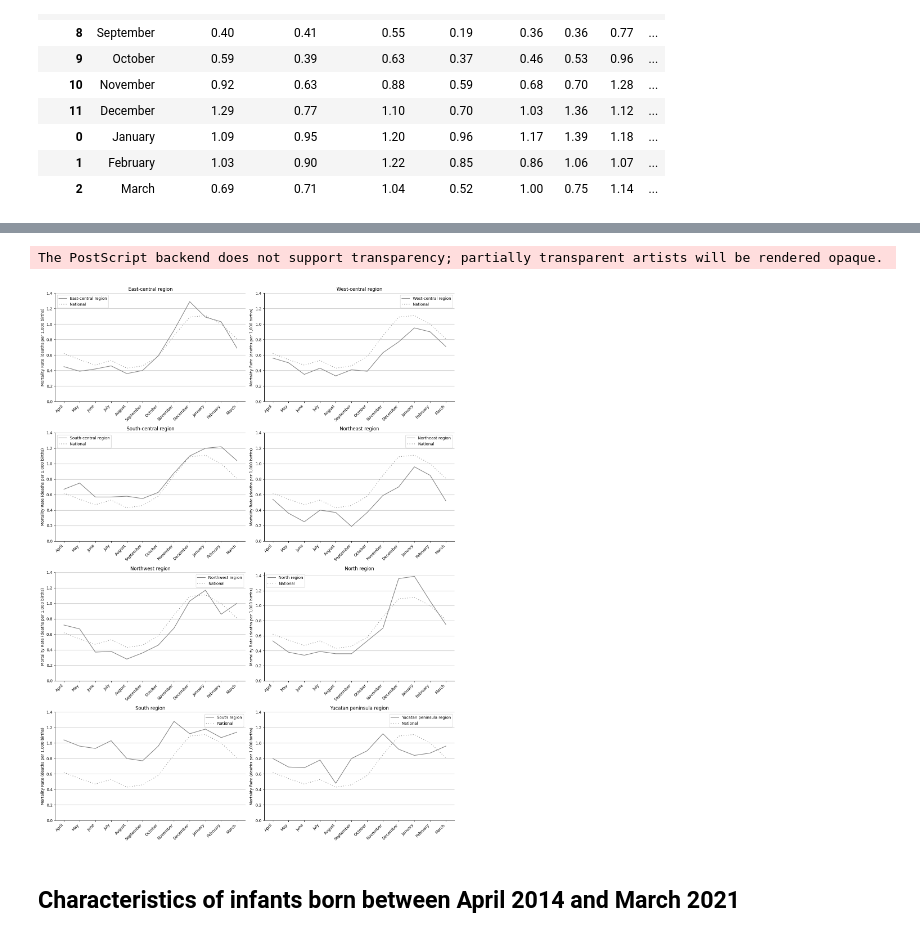
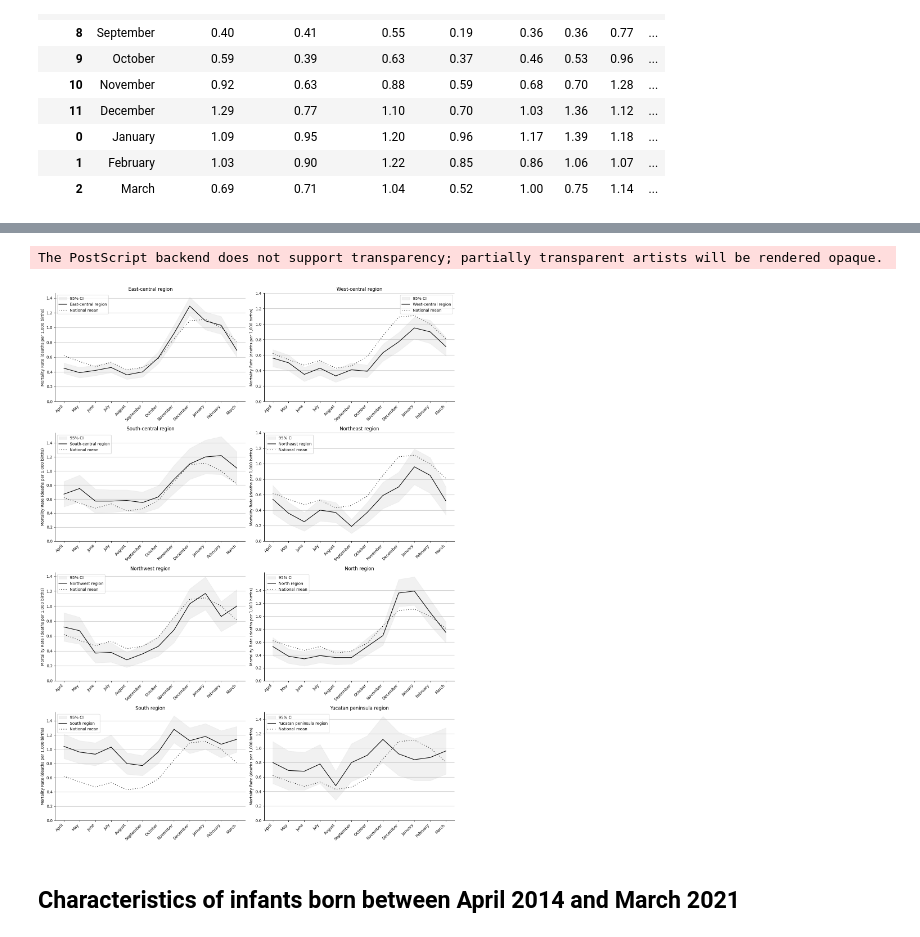
Before and after one commit to AlessandroMilan/RespiratoryInfantMortality, a Jupyter notebook: main.ipynb, the cells around one changed output, grey strips where cells are left out. Saved outputs shown, nothing was run; the diff lists cells and outputs as text; code cells hidden in the pictures.

Commit message:
Add Chi-Squared test and CI Bands

```diff
--- a/main.ipynb
+++ b/main.ipynb
@@ -282,6 +317,15 @@ The PostScript backend does not support transparency; partially transparent arti
 [figure]
 # %% [markdown]
 **Figure 2.** Average monthly respiratory (J and U ICD-10 codes) infant mortality rates based on month of occurrence and month of birth in Mexico (April 2014-March 2020).
+# %%
+def rate_and_ci(deaths, births, scale=1000.0, z=1.96):
+    deaths = deaths.astype(float)
+    births = births.astype(float)
+    rate = np.round((deaths / births) * scale, 2)
+    se = np.sqrt(deaths) / births * scale
+    lo = np.round(np.maximum(0.0, rate - z * se), 2)
+    hi = np.round(rate + z * se, 2)
+    return rate, lo, hi
 # %%
 # Registered deaths grouped by year/month of birth
 grouped_deaths_df1 = respiratory_illness_df1.groupby('MES_NACIM').size().reset_index(name='Deaths_Birth')
@@ -546,7 +668,10 @@ grouped_df.rename(columns={'REGION_x': 'Region', 'NOM_ENTIDAD_x': 'State', 'MES_
 grouped_df['Deaths'] = grouped_df['Deaths'].fillna(0)
 
 regional_mortality_rates = grouped_df.groupby(['Region'])[['Births', 'Deaths']].sum().reset_index()
-regional_mortality_rates['Mortality_Rate'] =  (regional_mortality_rates['Deaths'] / regional_mortality_rates['Births'] *  1000).apply(lambda x: round(x, 2))
+r, lo, hi = rate_and_ci(regional_mortality_rates['Deaths'].values, regional_mortality_rates['Births'].values)
+regional_mortality_rates['Mortality_Rate'] =  r
+regional_mortality_rates['CI95_Lower'] = lo
+regional_mortality_rates['CI95_Upper'] = hi
 
 regional_mortality_rates.drop(columns=['Births','Deaths'], inplace=True)
 
@@ -750,7 +922,8 @@ grouped_df.rename(columns={'REGION_x': 'Region', 'NOM_ENTIDAD_x': 'State', 'MES_
 grouped_df['Deaths'] = grouped_df['Deaths'].fillna(0)
 
 grouped_df = grouped_df.groupby(['Region', 'Month'])[['Births', 'Deaths']].sum().reset_index()
-grouped_df['Mortality_Rate'] =  grouped_df['Deaths'] / grouped_df['Births'] *  1000
+r, lo, hi = rate_and_ci(grouped_df['Deaths'].values, grouped_df['Births'].values)
+grouped_df['Mortality_Rate'] =  r
 
 pivot_df = grouped_df.pivot(index='Month', columns='Region', values='Mortality_Rate').reset_index()
 
@@ -809,39 +1021,64 @@ regions = [
 fig, axes = plt.subplots(nrows=4, ncols=2, figsize=(15, 20))
 axes = axes.flatten()
 
 # Plot each region in a separate subplot
 for i, region in enumerate(regions):
     ax = axes[i]
-    # Plotting the region's mortality rate
-    ax.plot(filtered_df['Month'], filtered_df[region], label=f'{region} region', linestyle='-', color='gray' if grayscale else 'orange')
-    # Plotting the national average for comparison
-    ax.plot(filtered_df['Month'], filtered_df['National'], label='National', linestyle=(0, (1, 3)), color='gray' if grayscale else 'blue')
+    sub = ci_df[ci_df['Region'] == region]
+
+    # plot shaded 95% CI band
+    ax.fill_between(
+        sub['Month'],
+        sub['CI_Lower'],
+        sub['CI_Upper'],
+        color='lightgray',
+        alpha=0.3,
+        label='95% CI'
+    )
+
+    # Plot the region's mortality rate
+    ax.plot(
+        filtered_df['Month'],
+        filtered_df[region],
+        label=f'{region} region',
+        linestyle='-',
+        color='black' if grayscale else 'orange'
+        )
+
+    # Plot the national average for comparison
+    ax.plot(
+        filtered_df['Month'],
+        filtered_df['National'],
+        label='National mean',
+        linestyle=(0, (1, 3)),
+        color='black' if grayscale else 'blue'
+        )
 
     # Set title and labels for each subplot
     ax.set_title(f'{region} region')
     #ax.set_xlabel('Month')
     ax.set_ylabel('Mortality Rate (deaths per 1,000 births)')
     ax.set_xticks(filtered_df['Month'])
     ax.set_xticklabels(filtered_df['Month'], rotation=45, ha='right')
     ax.set_yticks([0, 0.2, 0.4, 0.6, 0.8, 1.0, 1.2, 1.4])
 
     ax.spines['top'].set_visible(False)
     ax.spines['right'].set_visible(False)
 
     # Add grid and legend
     ax.grid(axis='y')
     ax.legend()
 
 # Adjust layout to prevent overlapping
 plt.tight_layout()
 
-plt.savefig(f'{plots_folder}/FigA5.{image_format}', format=image_format, dpi=1200)
+plt.savefig(f'{plots_folder}/Fig9.{image_format}', format=image_format, dpi=1200)
 
 # Show the plot
 plt.show()
 # %% [output]
 The PostScript backend does not support transparency; partially transparent artists will be rendered opaque.
-[figure, old version]
+[figure, new version]
 # %% [markdown]
 ## Characteristics of infants born between April 2014 and March 2021
 # %%
```
Also changed, not shown: parts of 17 cells of this notebook, 19 other files.
